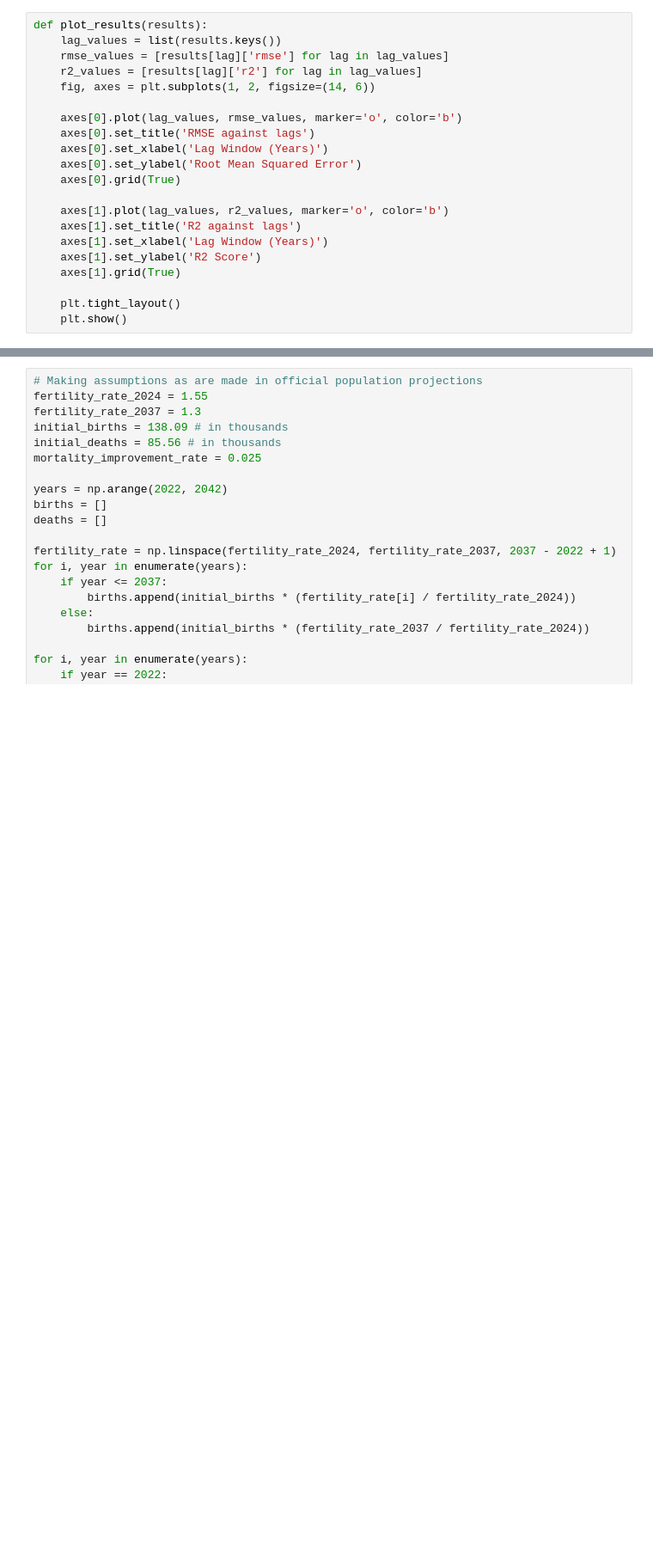
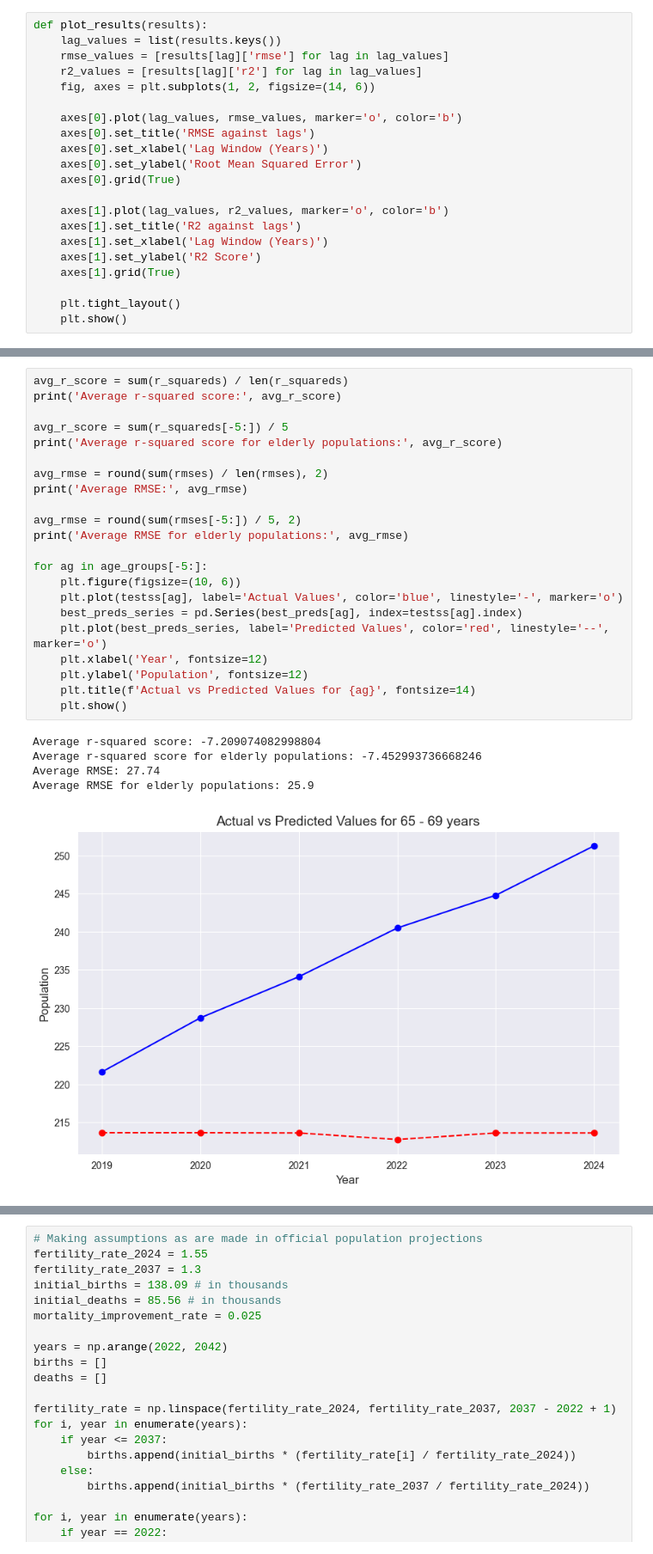
Before and after one commit to oOoOoOo0o/LM051-FYP, a Jupyter notebook: random_forest/age-groups.ipynb, the cells around one changed output, grey strips where cells are left out. Shown at 86% size. Saved outputs shown, nothing was run; the diff lists cells and outputs as text; blank space fills up the shorter version.

```diff
--- a/random_forest/age-groups.ipynb
+++ b/random_forest/age-groups.ipynb
@@ -189 +206,29 @@ Fitting 5 folds for each of 24 candidates, totalling 120 fits
 ... (26 outputs left out)
+# %%
+avg_r_score = sum(r_squareds) / len(r_squareds)
+print('Average r-squared score:', avg_r_score)
+
+avg_r_score = sum(r_squareds[-5:]) / 5
+print('Average r-squared score for elderly populations:', avg_r_score)
+
+avg_rmse = round(sum(rmses) / len(rmses), 2)
+print('Average RMSE:', avg_rmse)
+
+avg_rmse = round(sum(rmses[-5:]) / 5, 2)
+print('Average RMSE for elderly populations:', avg_rmse)
+
+for ag in age_groups[-5:]:
+    plt.figure(figsize=(10, 6))
+    plt.plot(testss[ag], label='Actual Values', color='blue', linestyle='-', marker='o')
+    best_preds_series = pd.Series(best_preds[ag], index=testss[ag].index)
+    plt.plot(best_preds_series, label='Predicted Values', color='red', linestyle='--', marker='o')
+    plt.xlabel('Year', fontsize=12)
+    plt.ylabel('Population', fontsize=12)
+    plt.title(f'Actual vs Predicted Values for {ag}', fontsize=14)
+    plt.show()
+# %% [output]
+Average r-squared score: -7.209074082998804
+Average r-squared score for elderly populations: -7.452993736668246
+Average RMSE: 27.74
+Average RMSE for elderly populations: 25.9
+[figure, added]
```
Also changed, not shown: parts of 7 cells of this notebook, 1 other file.
